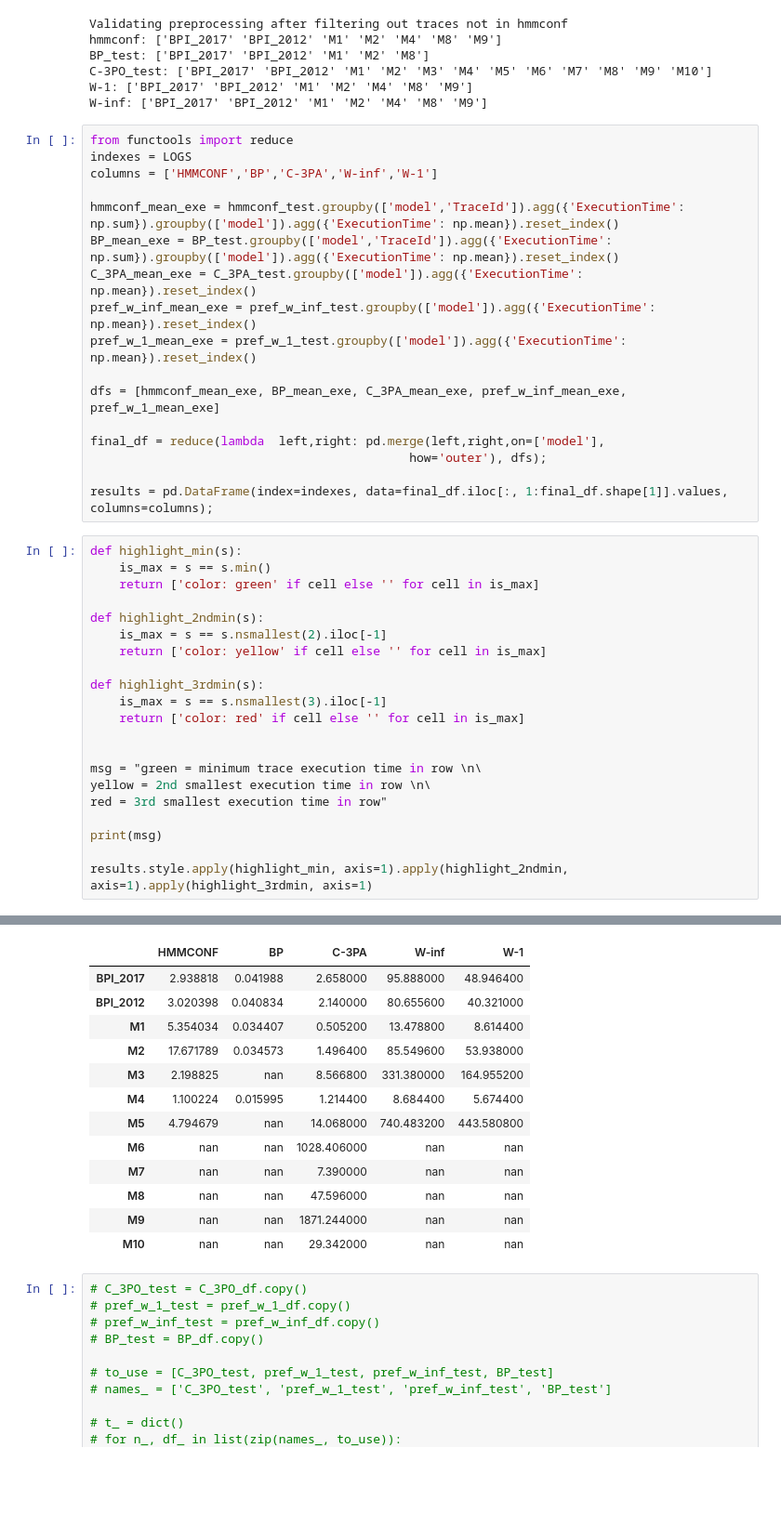
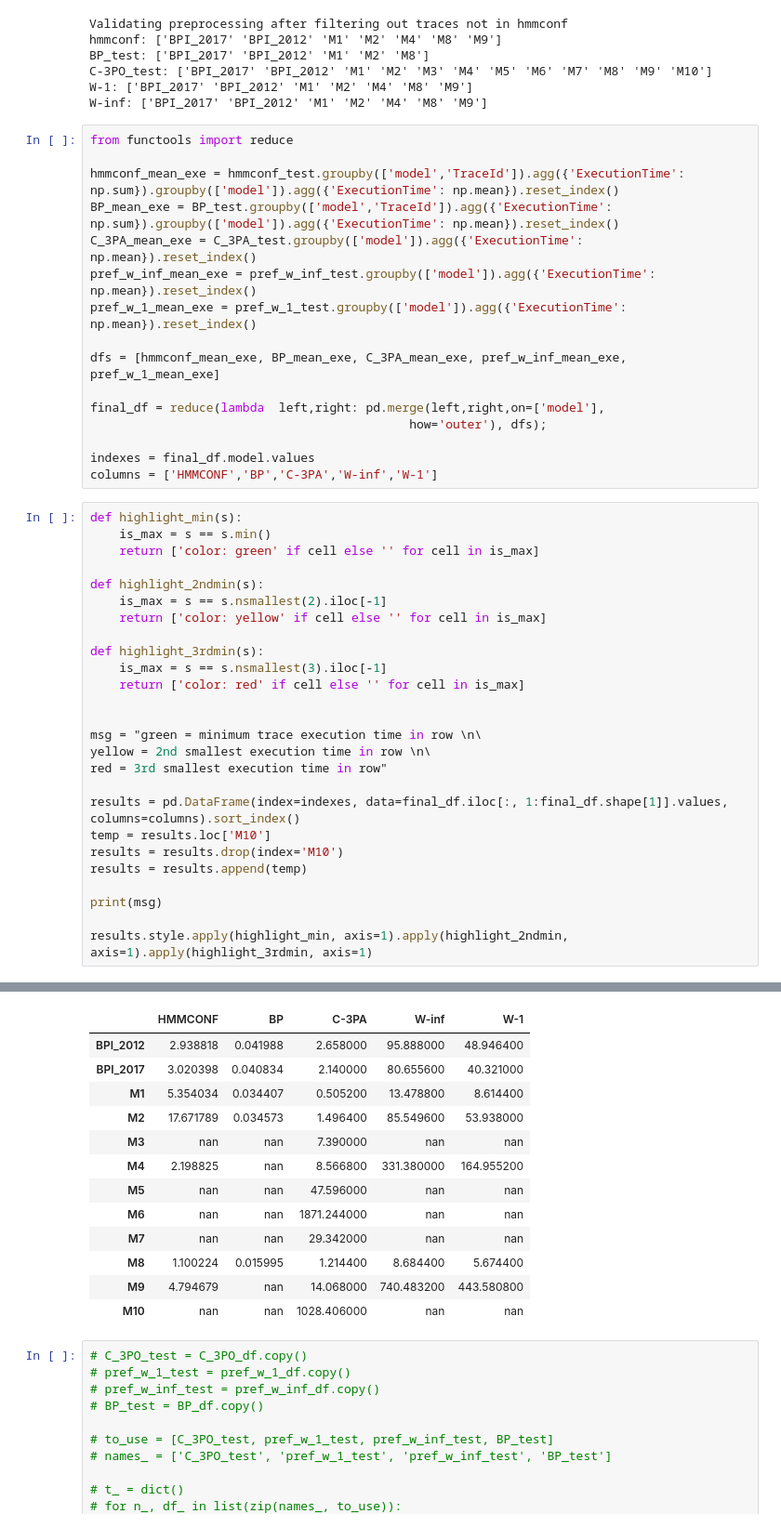
Before and after one commit to MaxTNielsen/ConformanceCheckingUsingTries, a Jupyter notebook: Jupyter/analysis.ipynb, the cells around one changed output, grey strips where cells are left out. Shown at 93% size. Cells and saved outputs as stored; diff of their text form; blank space fills up the shorter version.

```diff
--- a/Jupyter/analysis.ipynb
+++ b/Jupyter/analysis.ipynb
@@ -497,8 +497,6 @@ W-1: ['BPI_2017' 'BPI_2012' 'M1' 'M2' 'M4' 'M8' 'M9']
 W-inf: ['BPI_2017' 'BPI_2012' 'M1' 'M2' 'M4' 'M8' 'M9']
 # %%
 from functools import reduce
-indexes = LOGS
-columns = ['HMMCONF','BP','C-3PA','W-inf','W-1']
 
 hmmconf_mean_exe = hmmconf_test.groupby(['model','TraceId']).agg({'ExecutionTime': np.sum}).groupby(['model']).agg({'ExecutionTime': np.mean}).reset_index()
 BP_mean_exe = BP_test.groupby(['model','TraceId']).agg({'ExecutionTime': np.sum}).groupby(['model']).agg({'ExecutionTime': np.mean}).reset_index()
@@ -511,45 +509,51 @@ dfs = [hmmconf_mean_exe, BP_mean_exe, C_3PA_mean_exe, pref_w_inf_mean_exe, pref_
 final_df = reduce(lambda  left,right: pd.merge(left,right,on=['model'],
                                             how='outer'), dfs);
 
-results = pd.DataFrame(index=indexes, data=final_df.iloc[:, 1:final_df.shape[1]].values, columns=columns);
+indexes = final_df.model.values
+columns = ['HMMCONF','BP','C-3PA','W-inf','W-1']
 # %%
 def highlight_min(s):
     is_max = s == s.min()
     return ['color: green' if cell else '' for cell in is_max]
 
 def highlight_2ndmin(s):
     is_max = s == s.nsmallest(2).iloc[-1]
     return ['color: yellow' if cell else '' for cell in is_max]
 
 def highlight_3rdmin(s):
     is_max = s == s.nsmallest(3).iloc[-1]
     return ['color: red' if cell else '' for cell in is_max]
 
 
 msg = "green = minimum trace execution time in row \n\
 yellow = 2nd smallest execution time in row \n\
 red = 3rd smallest execution time in row"
 
+results = pd.DataFrame(index=indexes, data=final_df.iloc[:, 1:final_df.shape[1]].values, columns=columns).sort_index()
+temp = results.loc['M10']
+results = results.drop(index='M10')
+results = results.append(temp)
+
 print(msg)
 
 results.style.apply(highlight_min, axis=1).apply(highlight_2ndmin, axis=1).apply(highlight_3rdmin, axis=1)
 # %% [output]
 green = minimum trace execution time in row
 yellow = 2nd smallest execution time in row
 red = 3rd smallest execution time in row
 |  | HMMCONF | BP | C-3PA | W-inf | W-1 |
-| BPI_2017 | 2.938818 | 0.041988 | 2.658000 | 95.888000 | 48.946400 |
-| BPI_2012 | 3.020398 | 0.040834 | 2.140000 | 80.655600 | 40.321000 |
+| BPI_2012 | 2.938818 | 0.041988 | 2.658000 | 95.888000 | 48.946400 |
+| BPI_2017 | 3.020398 | 0.040834 | 2.140000 | 80.655600 | 40.321000 |
 | M1 | 5.354034 | 0.034407 | 0.505200 | 13.478800 | 8.614400 |
 | M2 | 17.671789 | 0.034573 | 1.496400 | 85.549600 | 53.938000 |
-| M3 | 2.198825 | nan | 8.566800 | 331.380000 | 164.955200 |
-| M4 | 1.100224 | 0.015995 | 1.214400 | 8.684400 | 5.674400 |
-| M5 | 4.794679 | nan | 14.068000 | 740.483200 | 443.580800 |
-| M6 | nan | nan | 1028.406000 | nan | nan |
-| M7 | nan | nan | 7.390000 | nan | nan |
-| M8 | nan | nan | 47.596000 | nan | nan |
-| M9 | nan | nan | 1871.244000 | nan | nan |
-| M10 | nan | nan | 29.342000 | nan | nan |
+| M3 | nan | nan | 7.390000 | nan | nan |
+| M4 | 2.198825 | nan | 8.566800 | 331.380000 | 164.955200 |
+| M5 | nan | nan | 47.596000 | nan | nan |
+| M6 | nan | nan | 1871.244000 | nan | nan |
+| M7 | nan | nan | 29.342000 | nan | nan |
+| M8 | 1.100224 | 0.015995 | 1.214400 | 8.684400 | 5.674400 |
+| M9 | 4.794679 | nan | 14.068000 | 740.483200 | 443.580800 |
+| M10 | nan | nan | 1028.406000 | nan | nan |
 # %%
 # C_3PO_test = C_3PO_df.copy()
 # pref_w_1_test = pref_w_1_df.copy()
```
